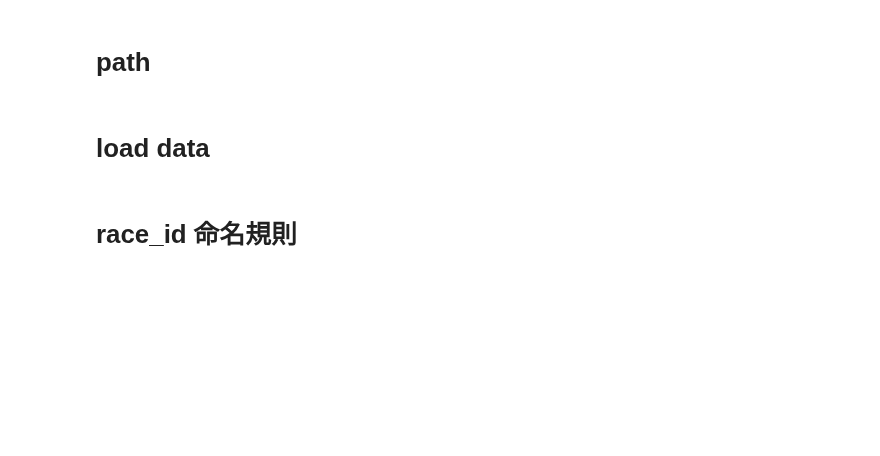
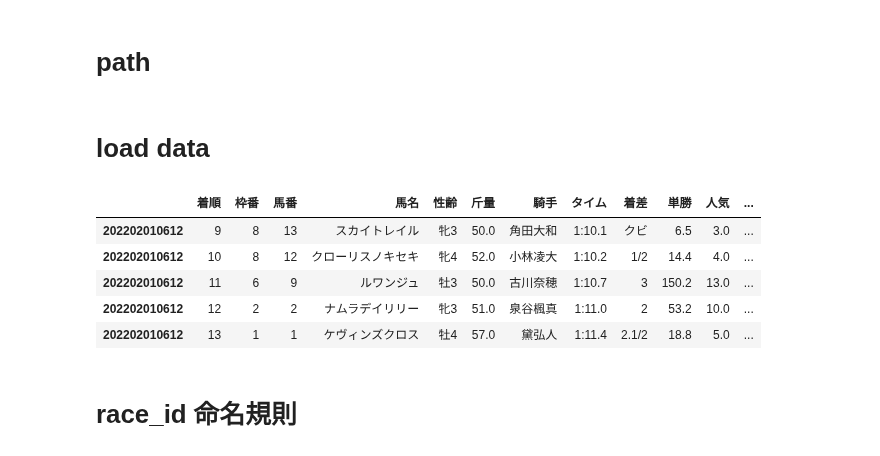
Before and after one commit to yodarjeering/horse, a Jupyter notebook: Rank.ipynb, the cells around one changed output. Cells and saved outputs as stored; diff of their text form; code cells hidden in the pictures; blank space fills up the shorter version.

```diff
--- a/Rank.ipynb
+++ b/Rank.ipynb
@@ -22,13 +22,22 @@ path_win2 = '/Users/Owner/Desktop/program/Horse/Data/saishin2/'
 # %% [markdown]
 # load data
 # %%
-results = load_csv(path_mac+'results.csv')
-horse_results = load_csv(path_mac+'horse_results.csv')
-peds = load_csv(path_mac+'peds.csv')
+results = load_csv(path_win+'results.csv')
+horse_results = load_csv(path_win+'horse_results.csv')
+peds = load_csv(path_win+'peds.csv')
 # 何回やってもロードすると, nanが出る
 peds.fillna('nan',inplace=True)
-return_tables = load_csv(path_mac+'return.csv')
+return_tables = load_csv(path_win+'return.csv')
 return_tables.rename(columns={'0':0,'1':1,'2':2,'3':3},inplace=True)
+# %%
+results.tail()
+# %% [output]
+|  | 着順 | 枠番 | 馬番 | 馬名 | 性齢 | 斤量 | 騎手 | タイム | 着差 | 単勝 | 人気 | ... |
+| 202202010612 | 9 | 8 | 13 | スカイトレイル | 牝3 | 50.0 | 角田大和 | 1:10.1 | クビ | 6.5 | 3.0 | ... |
+| 202202010612 | 10 | 8 | 12 | クローリスノキセキ | 牝4 | 52.0 | 小林凌大 | 1:10.2 | 1/2 | 14.4 | 4.0 | ... |
+| 202202010612 | 11 | 6 | 9 | ルワンジュ | 牡3 | 50.0 | 古川奈穂 | 1:10.7 | 3 | 150.2 | 13.0 | ... |
+| 202202010612 | 12 | 2 | 2 | ナムラデイリリー | 牝3 | 51.0 | 泉谷楓真 | 1:11.0 | 2 | 53.2 | 10.0 | ... |
+| 202202010612 | 13 | 1 | 1 | ケヴィンズクロス | 牡4 | 57.0 | 黛弘人 | 1:11.4 | 2.1/2 | 18.8 | 5.0 | ... |
 # %% [markdown]
 # race_id 命名規則
 # %% [markdown]
```
Also changed, not shown: parts of 10 cells of this notebook, 1 other file.
